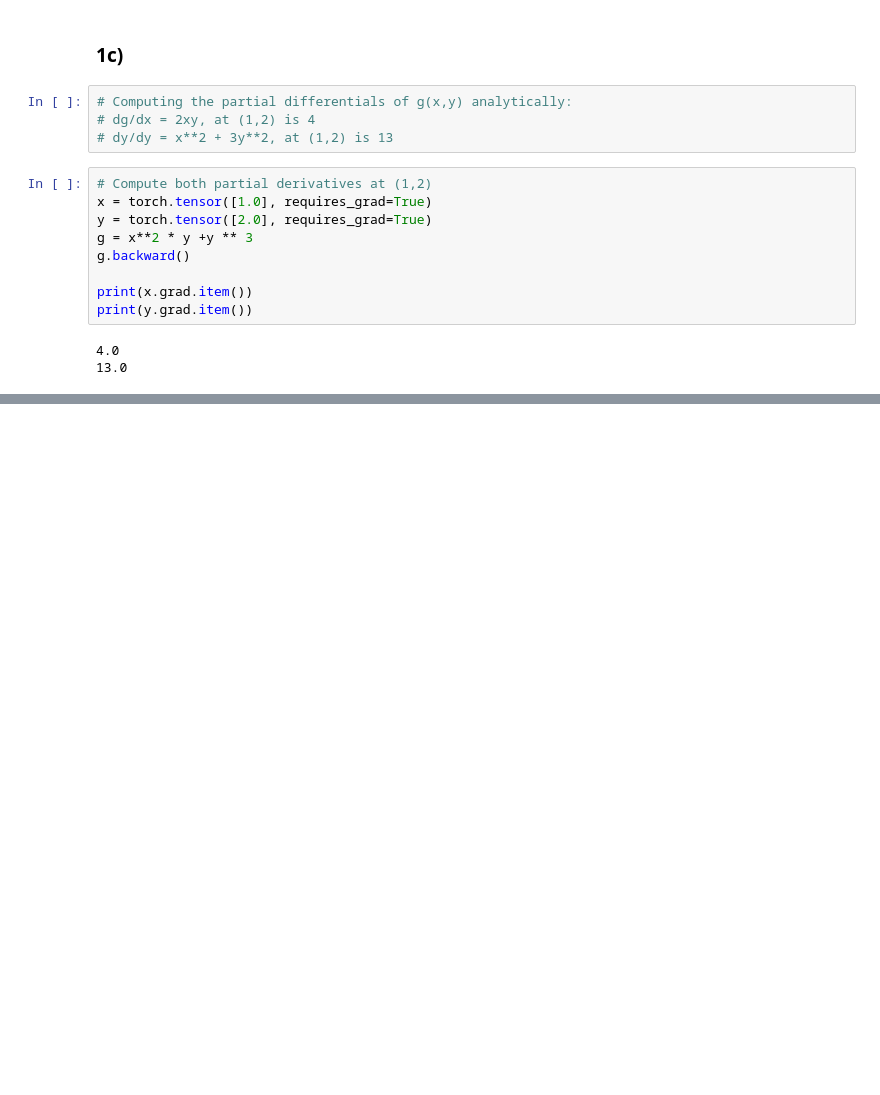
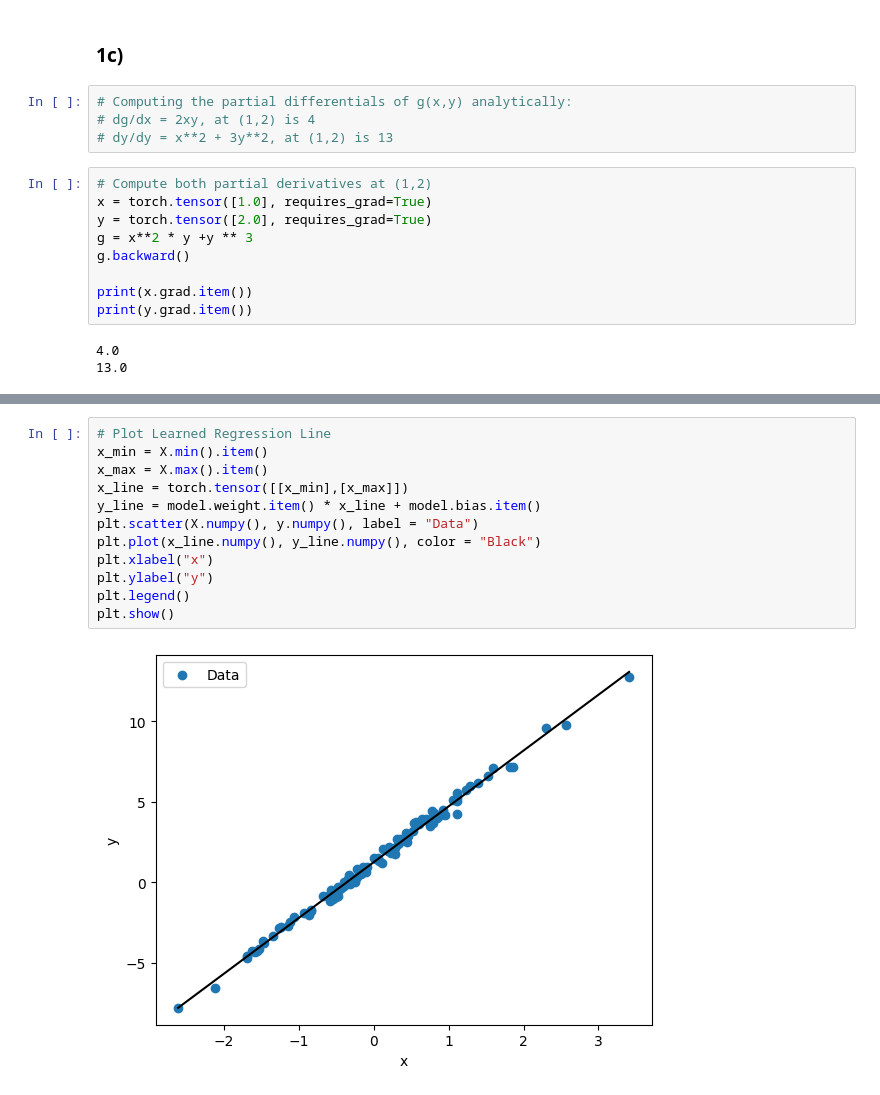
Before and after one commit to leoydl29/D200-PS1, a Jupyter notebook: solutions.ipynb, the cells around one changed output, grey strips where cells are left out. Saved outputs shown, nothing was run; the diff lists cells and outputs as text; blank space fills up the shorter version.

```diff
--- a/solutions.ipynb
+++ b/solutions.ipynb
@@ -82,0 +213,14 @@ print(y.grad.item())
+# %%
+# Plot Learned Regression Line
+x_min = X.min().item()
+x_max = X.max().item()
+x_line = torch.tensor([[x_min],[x_max]])
+y_line = model.weight.item() * x_line + model.bias.item()
+plt.scatter(X.numpy(), y.numpy(), label = "Data")
+plt.plot(x_line.numpy(), y_line.numpy(), color = "Black")
+plt.xlabel("x")
+plt.ylabel("y")
+plt.legend()
+plt.show()
+# %% [output]
+[figure, added]
```
Also changed, not shown: parts of 15 cells of this notebook, 2 other files.
